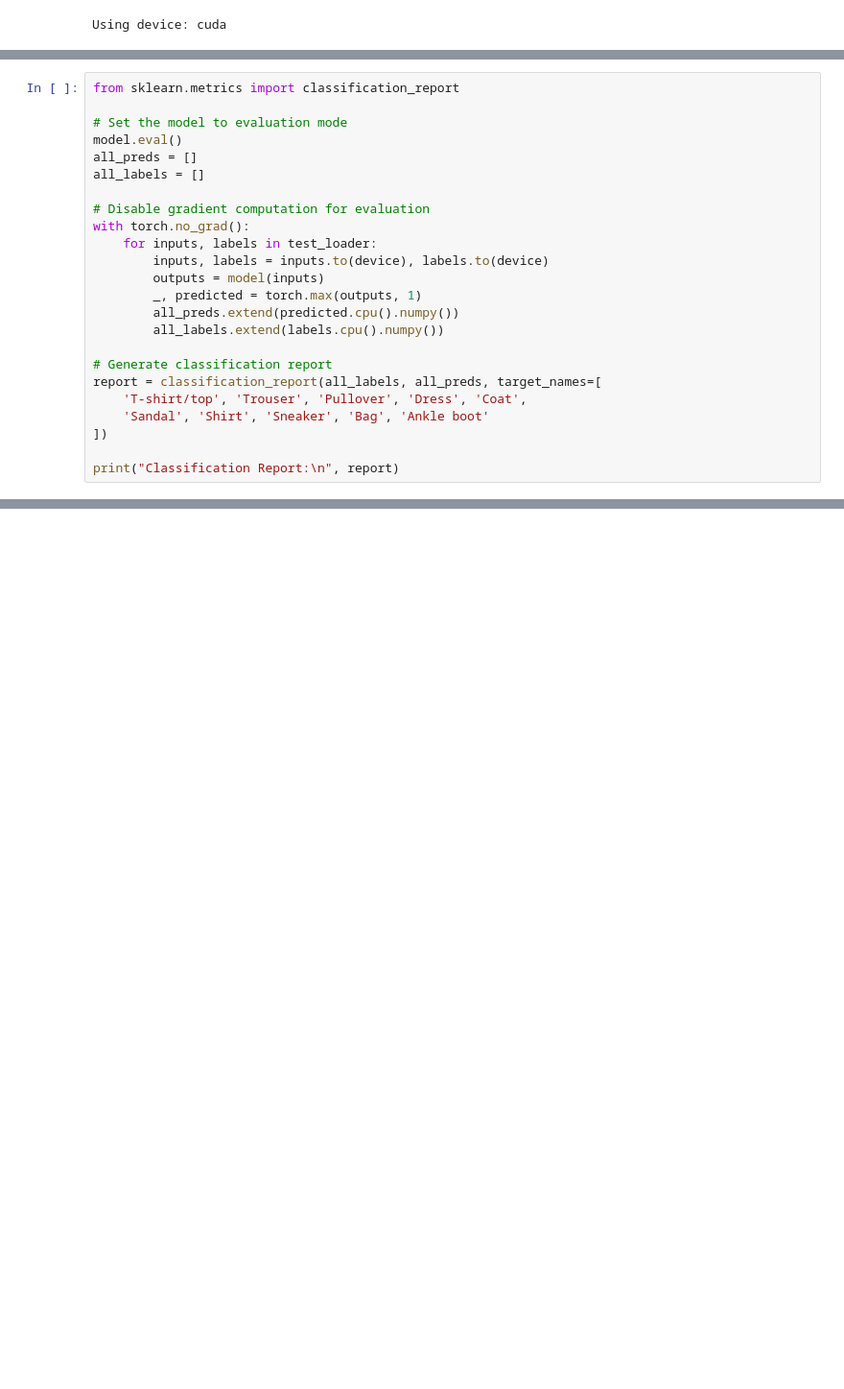
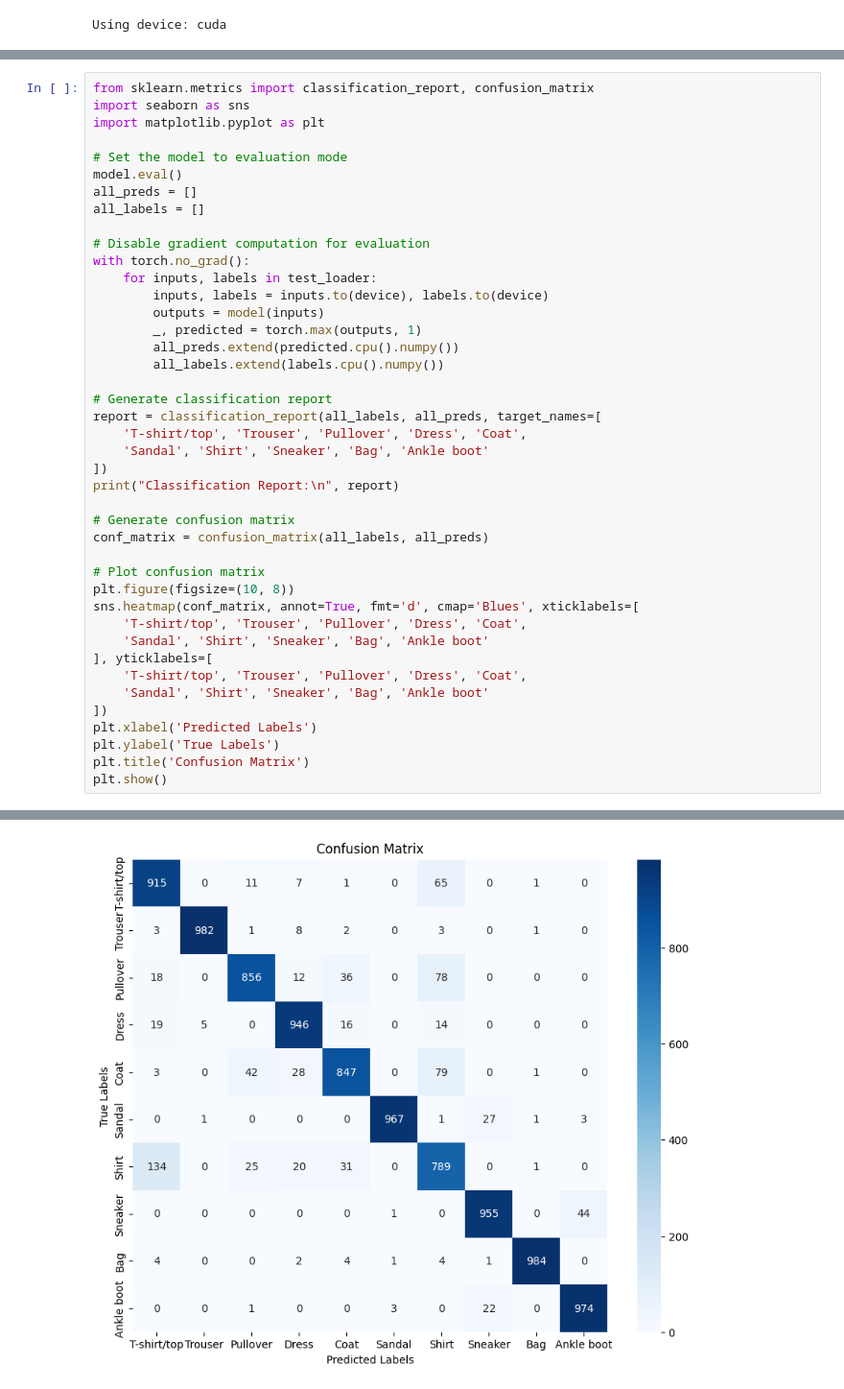
Before and after one commit to Richielee630/Fashion-MNIST-RLI, a Jupyter notebook: train_model.ipynb, the cells around one changed output, grey strips where cells are left out. Shown: that part at 96% size. Cells and saved outputs as stored; diff of their text form; blank space fills up the shorter version.

```diff
--- a/train_model.ipynb
+++ b/train_model.ipynb
@@ -203,5 +201,7 @@ Accuracy on the test dataset: 99.19%
 # %%
-from sklearn.metrics import classification_report
+from sklearn.metrics import classification_report, confusion_matrix
+import seaborn as sns
+import matplotlib.pyplot as plt
 
 # Set the model to evaluation mode
 model.eval()
@@ -222,8 +222,24 @@ report = classification_report(all_labels, all_preds, target_names=[
     'T-shirt/top', 'Trouser', 'Pullover', 'Dress', 'Coat',
     'Sandal', 'Shirt', 'Sneaker', 'Bag', 'Ankle boot'
 ])
+print("Classification Report:\n", report)
 
-print("Classification Report:\n", report)
+# Generate confusion matrix
+conf_matrix = confusion_matrix(all_labels, all_preds)
+
+# Plot confusion matrix
+plt.figure(figsize=(10, 8))
+sns.heatmap(conf_matrix, annot=True, fmt='d', cmap='Blues', xticklabels=[
+    'T-shirt/top', 'Trouser', 'Pullover', 'Dress', 'Coat',
+    'Sandal', 'Shirt', 'Sneaker', 'Bag', 'Ankle boot'
+], yticklabels=[
+    'T-shirt/top', 'Trouser', 'Pullover', 'Dress', 'Coat',
+    'Sandal', 'Shirt', 'Sneaker', 'Bag', 'Ankle boot'
+])
+plt.xlabel('Predicted Labels')
+plt.ylabel('True Labels')
+plt.title('Confusion Matrix')
+plt.show()
 # %% [output]
 Classification Report:
                precision    recall  f1-score   support
@@ -244,0 +261 @@ weighted avg       0.99      0.99      0.99      9999
+[figure, added]
```
Also changed, not shown: parts of 6 cells of this notebook.
